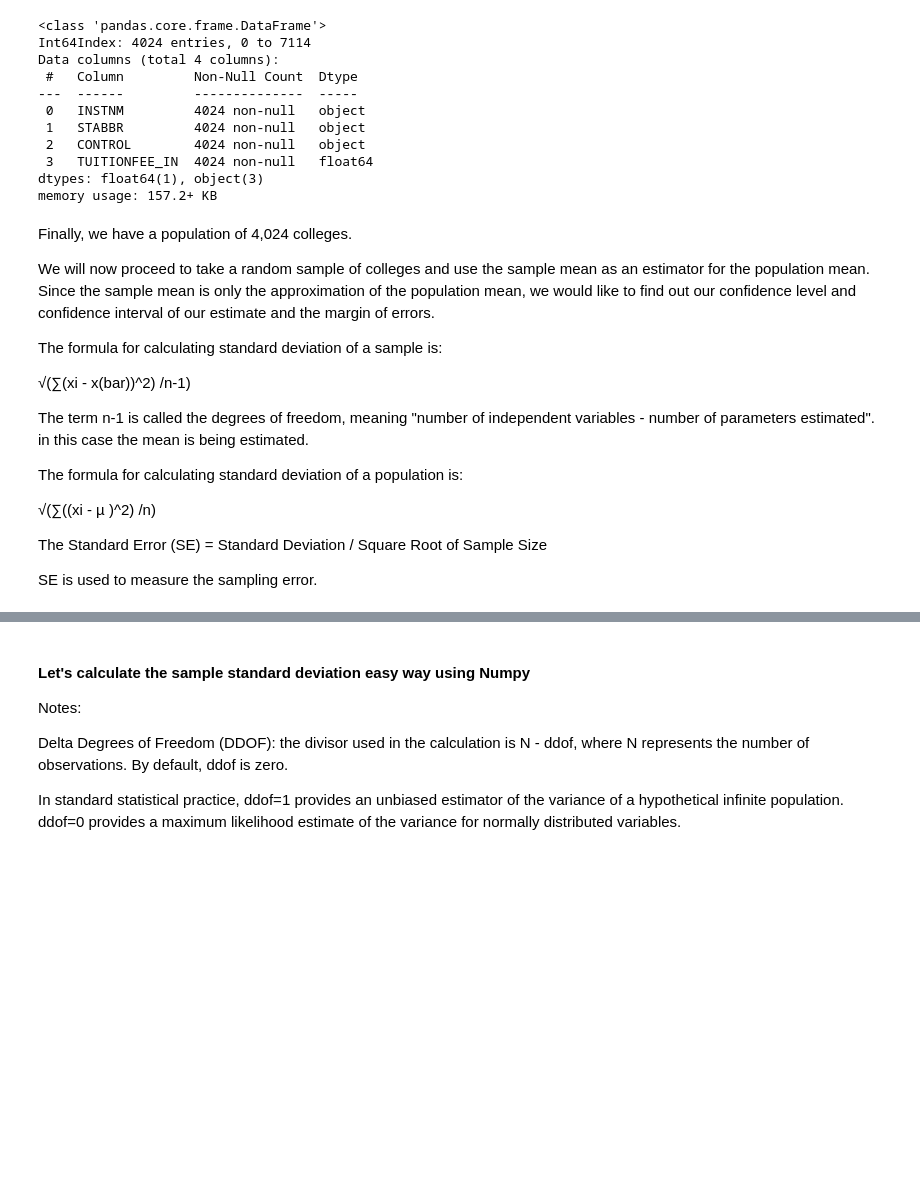
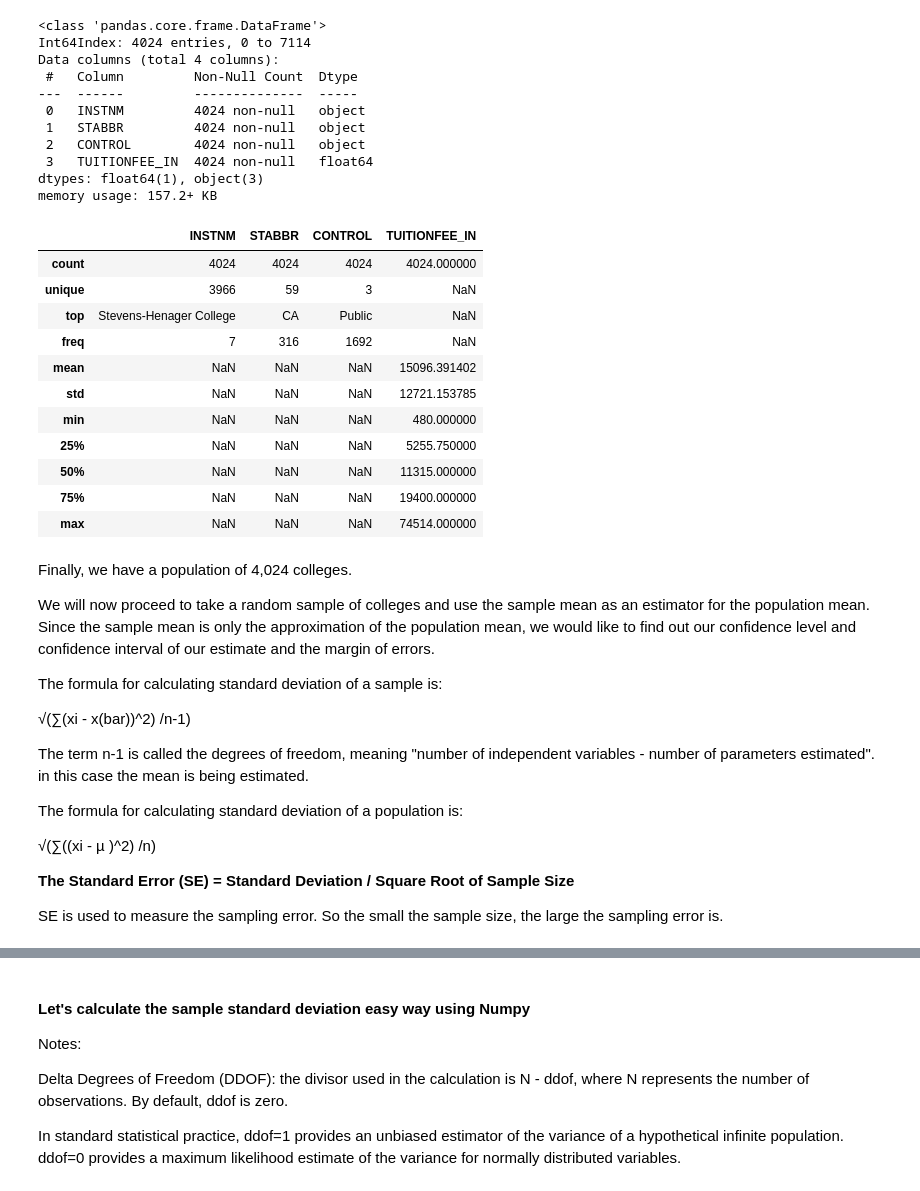
Before and after one commit to wcj365/python-stats-dataviz, a Jupyter notebook: 12_estimation.ipynb, the cells around one changed output, grey strips where cells are left out. Drawn from its saved outputs; the diff is of its cells as text; code cells hidden in the pictures; blank space fills up the shorter version.

```diff
--- a/12_estimation.ipynb
+++ b/12_estimation.ipynb
@@ -142,6 +142,21 @@ Data columns (total 4 columns):
  3   TUITIONFEE_IN  4024 non-null   float64
 dtypes: float64(1), object(3)
 memory usage: 157.2+ KB
+# %%
+df.describe(include="all")
+# %% [output]
+|  | INSTNM | STABBR | CONTROL | TUITIONFEE_IN |
+| count | 4024 | 4024 | 4024 | 4024.000000 |
+| unique | 3966 | 59 | 3 | NaN |
+| top | Stevens-Henager College | CA | Public | NaN |
+| freq | 7 | 316 | 1692 | NaN |
+| mean | NaN | NaN | NaN | 15096.391402 |
+| std | NaN | NaN | NaN | 12721.153785 |
+| min | NaN | NaN | NaN | 480.000000 |
+| 25% | NaN | NaN | NaN | 5255.750000 |
+| 50% | NaN | NaN | NaN | 11315.000000 |
+| 75% | NaN | NaN | NaN | 19400.000000 |
+| max | NaN | NaN | NaN | 74514.000000 |
 # %% [markdown]
 Finally, we have a population of 4,024 colleges.
 
@@ -158,9 +173,9 @@ The formula for calculating standard deviation of a population is:
 
 √(∑((xi - µ )^2) /n)
 
-The Standard Error (SE) = Standard Deviation / Square Root of Sample Size
+**The Standard Error (SE) = Standard Deviation / Square Root of Sample Size**
 
-SE is used to measure the sampling error.
+SE is used to measure the sampling error. So the small the sample size, the large the sampling error is.
 # %%
 # Random sample of colleges
 SAMPLE_SIZE = 50   # This variable will be used through out the rest of cells
```
Also changed, not shown: parts of 9 cells of this notebook.
